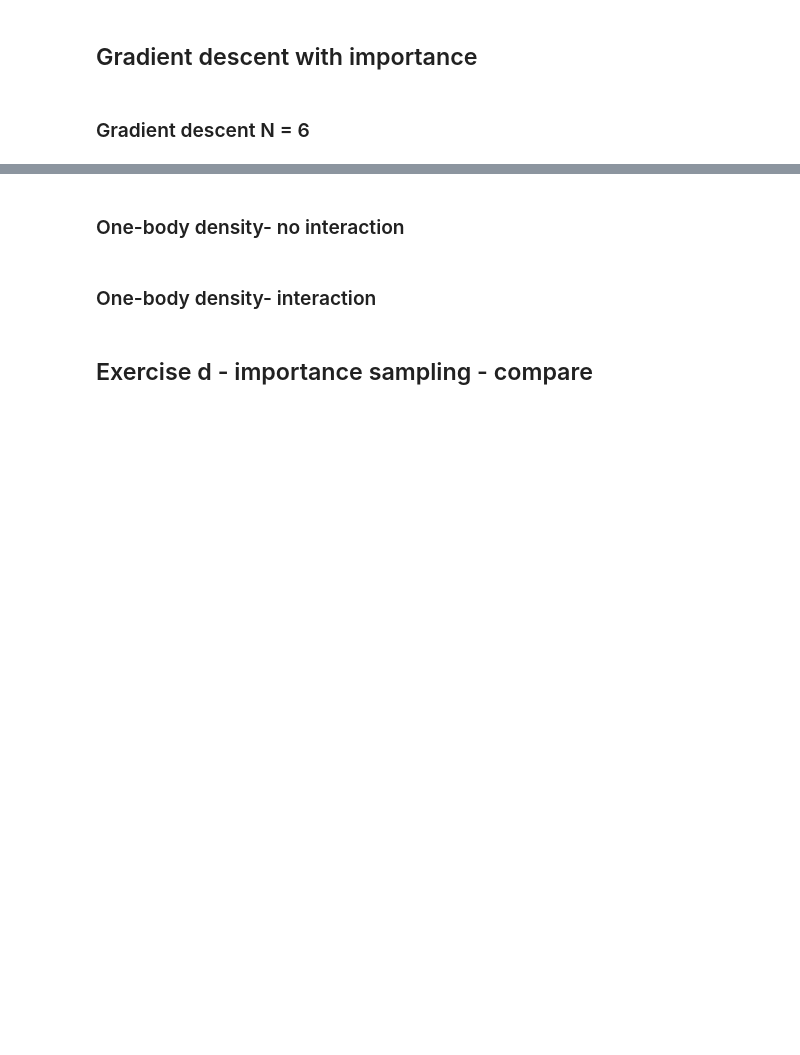
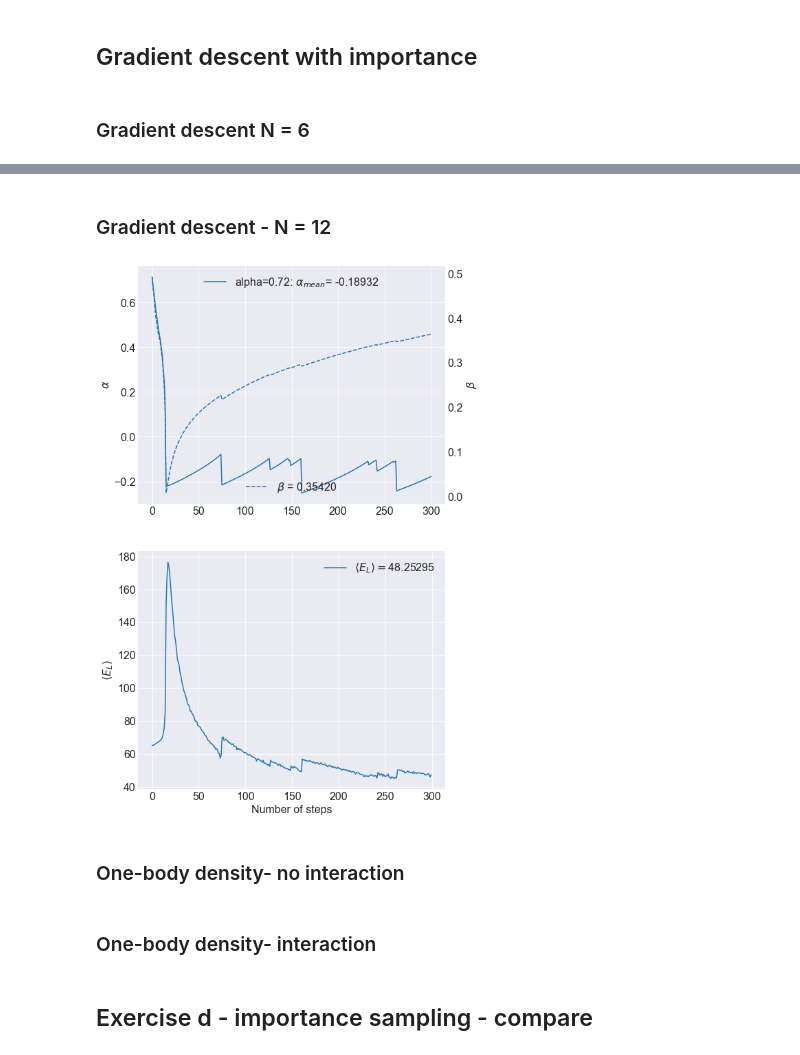
Before and after one commit to vildemjo/vmc_fermions, a Jupyter notebook: analysisscripts/plotting.ipynb, the cells around one changed output, grey strips where cells are left out. Drawn from its saved outputs; the diff is of its cells as text; code cells hidden in the pictures; blank space fills up the shorter version.

```diff
--- a/analysisscripts/plotting.ipynb
+++ b/analysisscripts/plotting.ipynb
@@ -191,8 +268,12 @@ tight_layout()
+# %% [markdown]
+### Gradient descent - N = 12
 # %%
-# omega = 1.0
-# gamma = [0.1]
-# ast = [80]
-# bst = [50]
+omega = [1.0]
+gamma = [0.01]
+ast = [72]
+bst = [50]
+
+name = ["alpha=0.72"]
 
 # omega = 0.5
 # gamma = [0.1]
@@ -211,47 +292,49 @@ tight_layout()
 
 # name = ["0.08", "0.07", "0.06", "0.05", "0.04"]
 
-omega = [0.03, 0.02, 0.02]
-gamma = [0.005, 0.005, 0.005]
-ast = [76, 76, 73]
-bst = [10, 9, 9]
+# omega = [0.03, 0.02, 0.02]
+# gamma = [0.005, 0.005, 0.005]
+# ast = [76, 76, 73]
+# bst = [10, 9, 9]
 
-name = ["0.03", "0.02", "0.02, from ss"]
+# name = ["0.03", "0.02", "0.02, from ss"]
 
 figure(figsize=(8,14))
 ax1 = subplot(2,1,1)
 ax2 = twinx(ax1)
 
 for y in range(len(ast)):
 
-    X = genfromtxt(file_loc + "\\exercise_g\\gradient_descent_interaction_p6_importance_omega_%i_alphastart_%i_betastart_%i_gamma_%i.txt"%(int(omega[y]*100), ast[y], bst[y], int(gamma[y]*1000)), skip_header = 1)
+    X = genfromtxt(file_loc + "\\exercise_g\\gradient_descent_interaction_p12_importance_omega_%i_alphastart_%i_betastart_%i_gamma_%i.txt"%(int(omega[y]*100), ast[y], bst[y], int(gamma[y]*1000)), skip_header = 1)
 
     alpha = X[:,0]
     beta = X[:,1]
     energy = X[:,2]
     derivative_alpha = X[:,3]
     derivative_beta = X[:,4]
 
 #     alpha = alpha[0:125]
 #     beta = beta[0:125]
 #     energy = energy[0:125]
 
 
     ax1.plot(alpha, label="%s: $\\alpha_{mean}$= %.5f"%(name[y], mean(alpha[-50:])))
     ax1.set_ylabel("$\\alpha$")
     ax2.plot(beta, "--",label="$\\beta$ = %.5f"%mean(beta[-50:]))
     ax2.set_ylabel("$\\beta$")
     ax1.legend(loc=9)
     ax2.legend(loc=8)
-    ax1.set_ylim([0.6,0.82])
-    ax2.set_ylim([0.0,0.25])
+#     ax1.set_ylim([0.6,0.82])
+#     ax2.set_ylim([0.0,0.25])
     ax2.grid(False)
     subplot(2,1,2)
     plot(energy[1:], label="$\\left<E_L\\right> = $%.5f"%mean(energy[-100:]))
 #     ylim([3.5-0.5,3.5+1.5])
     ylabel( "$\\left<E_L\\right>$")
     xlabel("Number of steps")
     legend()
+# %% [output]
+[figure, added]
 # %%
 2**18
 # %% [markdown]
```
Also changed, not shown: parts of 2 cells of this notebook, 9 other files.
